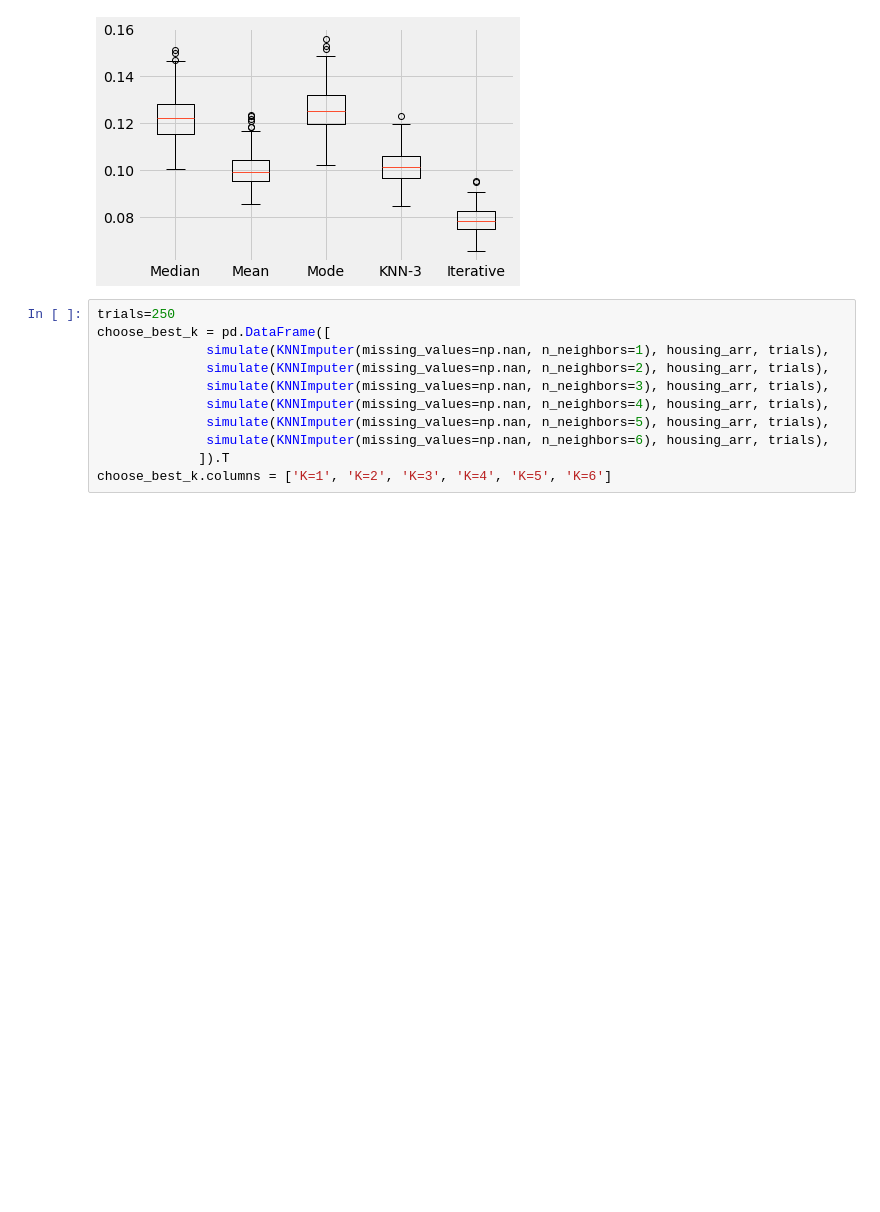
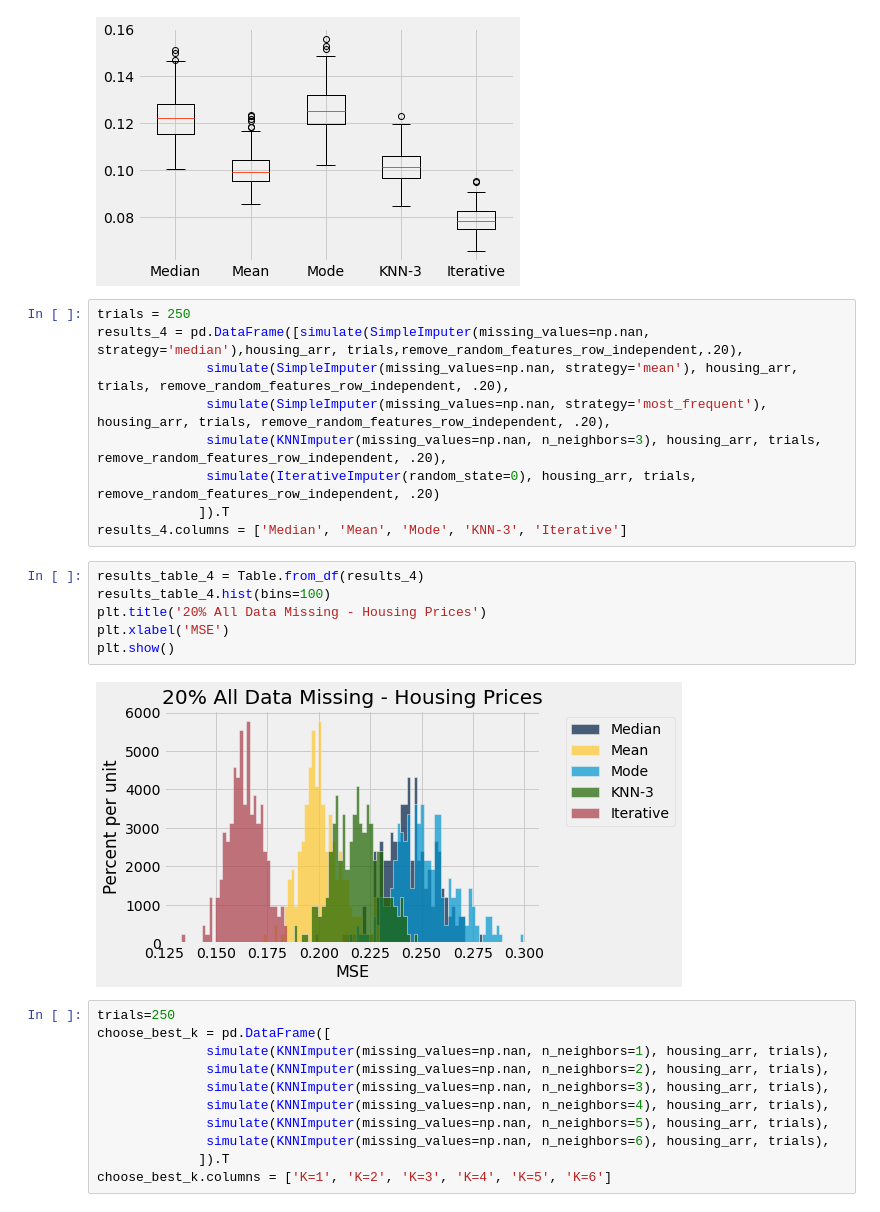
Before and after one commit to stephrb/COMP-562H-Project, a Jupyter notebook: housing-analysis.ipynb, the cells around one changed output. Drawn from its saved outputs; the diff is of its cells as text; blank space fills up the shorter version.

```diff
--- a/housing-analysis.ipynb
+++ b/housing-analysis.ipynb
@@ -77,6 +86,23 @@ results_table_3.hist(bins=100)
 results_table_3.boxplot()
 # %% [output]
 [figure]
+# %%
+trials = 250
+results_4 = pd.DataFrame([simulate(SimpleImputer(missing_values=np.nan, strategy='median'),housing_arr, trials,remove_random_features_row_independent,.20),
+              simulate(SimpleImputer(missing_values=np.nan, strategy='mean'), housing_arr, trials, remove_random_features_row_independent, .20),
+              simulate(SimpleImputer(missing_values=np.nan, strategy='most_frequent'), housing_arr, trials, remove_random_features_row_independent, .20),
+              simulate(KNNImputer(missing_values=np.nan, n_neighbors=3), housing_arr, trials, remove_random_features_row_independent, .20),
+              simulate(IterativeImputer(random_state=0), housing_arr, trials, remove_random_features_row_independent, .20)
+             ]).T
+results_4.columns = ['Median', 'Mean', 'Mode', 'KNN-3', 'Iterative']
+# %%
+results_table_4 = Table.from_df(results_4)
+results_table_4.hist(bins=100)
+plt.title('20% All Data Missing - Housing Prices')
+plt.xlabel('MSE')
+plt.show()
+# %% [output]
+[figure, added]
 # %%
 trials=250
 choose_best_k = pd.DataFrame([
```
Also changed, not shown: parts of 4 cells of this notebook, 1 other file.
